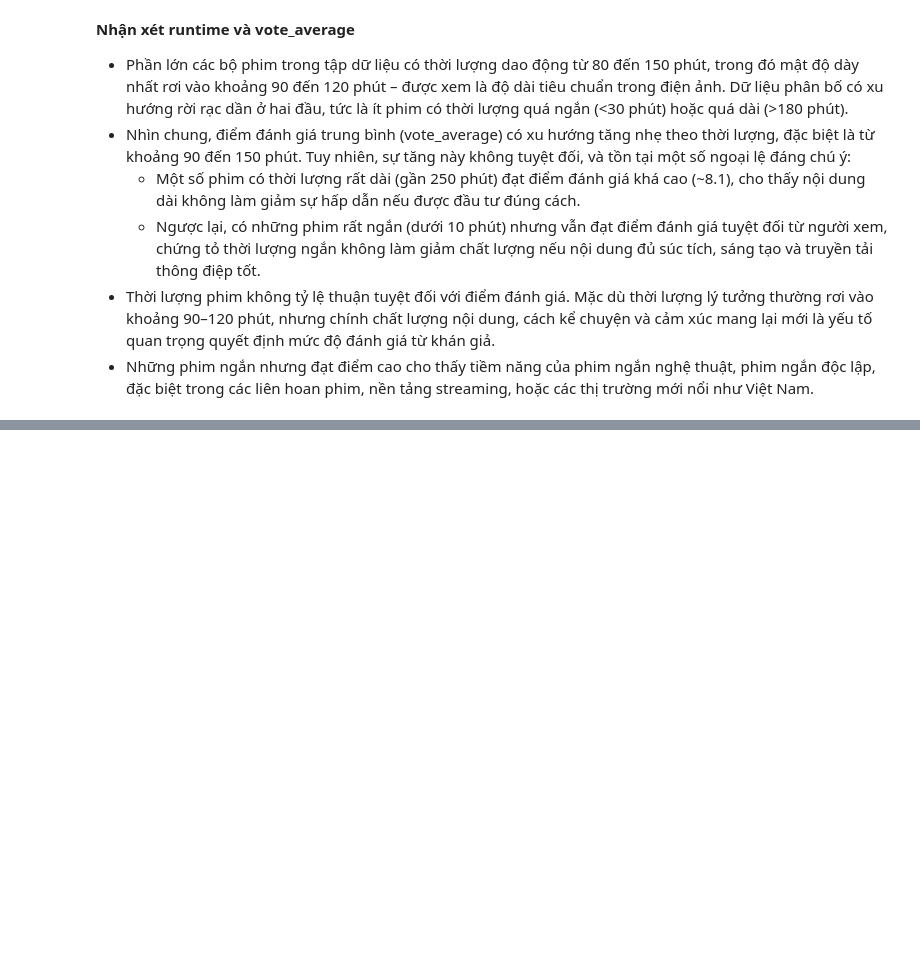
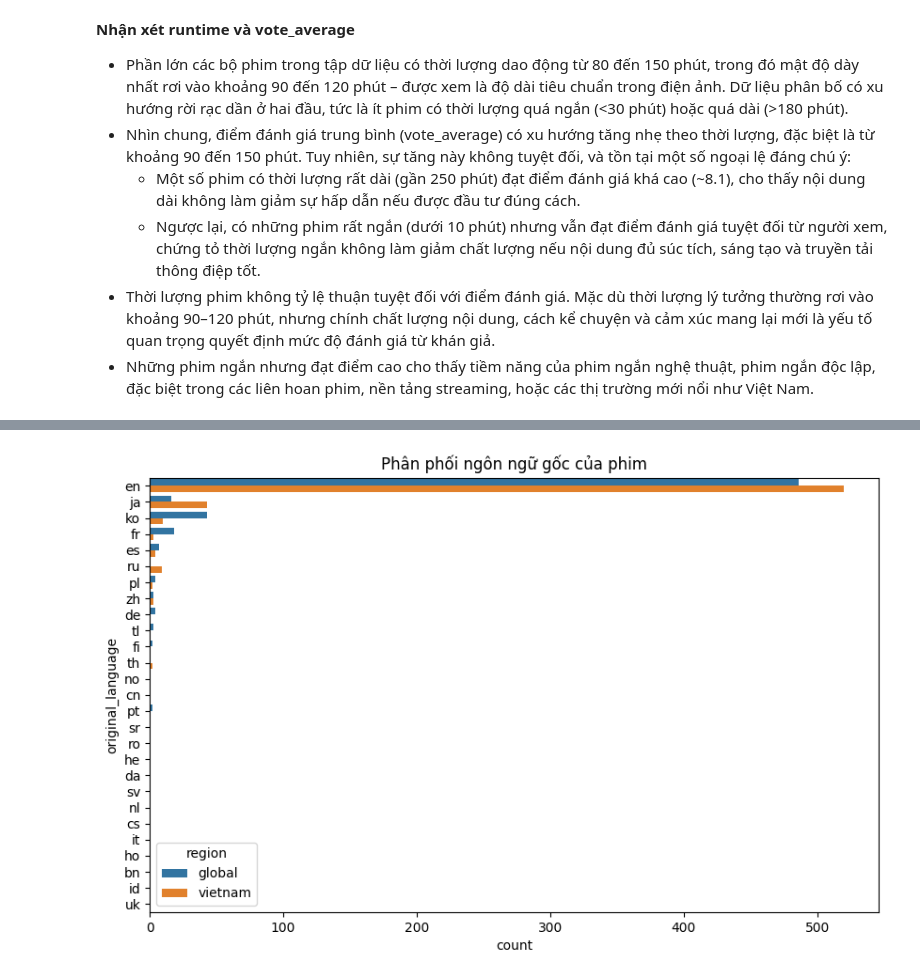
Before and after one commit to nhnghia214/Vietnam-Movies-Analysis-2009-2023, a Jupyter notebook: notebooks/exploratory_sample.ipynb, the cells around one changed output, grey strips where cells are left out. Drawn from its saved outputs; the diff is of its cells as text; code cells hidden in the pictures; blank space fills up the shorter version.

```diff
--- a/notebooks/exploratory_sample.ipynb
+++ b/notebooks/exploratory_sample.ipynb
@@ -594,0 +620,21 @@ group_and_plot(df, group_col="original_language",
+# %%
+# 2.2.3 So sánh sự khác biệt giữa phim toàn cầu và phim phát hành tại Việt Nam.
+import clean_data
+
+# Đọc dữ liệu
+df_global = clean_data.DocFile('../src/movies_2009_2023.csv')
+df_vn = clean_data.DocFile('../src/movies_vietnam_release.csv')
+
+# Đổi kiểu ngày phát hành
+df_global['release_date'] = pd.to_datetime(df_global['release_date'], format='%m/%d/%Y', errors='coerce')
+df_vn['release_date'] = pd.to_datetime(df_vn['release_date'], errors='coerce')
+
+# Thêm cột 'region' để phân biệt nguồn gốc
+df_global["region"] = "global"
+df_vn["region"] = "vietnam"
+
+# Gộp lại thành một bảng duy nhất
+df_all = pd.concat([df_global, df_vn], ignore_index=True)
+
+# Xử lý nếu có dữ liệu thiếu (null)
+df_all.info()
@@ -594,0 +702,8 @@ group_and_plot(df, group_col="original_language",
+# %%
+# 2.2.3b. So sánh theo ngôn ngữ
+plt.figure(figsize=(10,6))
+sns.countplot(data=df_all, y="original_language", hue="region", order=df_all["original_language"].value_counts().index)
+plt.title("Phân phối ngôn ngữ gốc của phim")
+plt.show()
+# %% [output]
+[figure, added]
```
Also changed, not shown: parts of 11 cells of this notebook, 1 other file.
